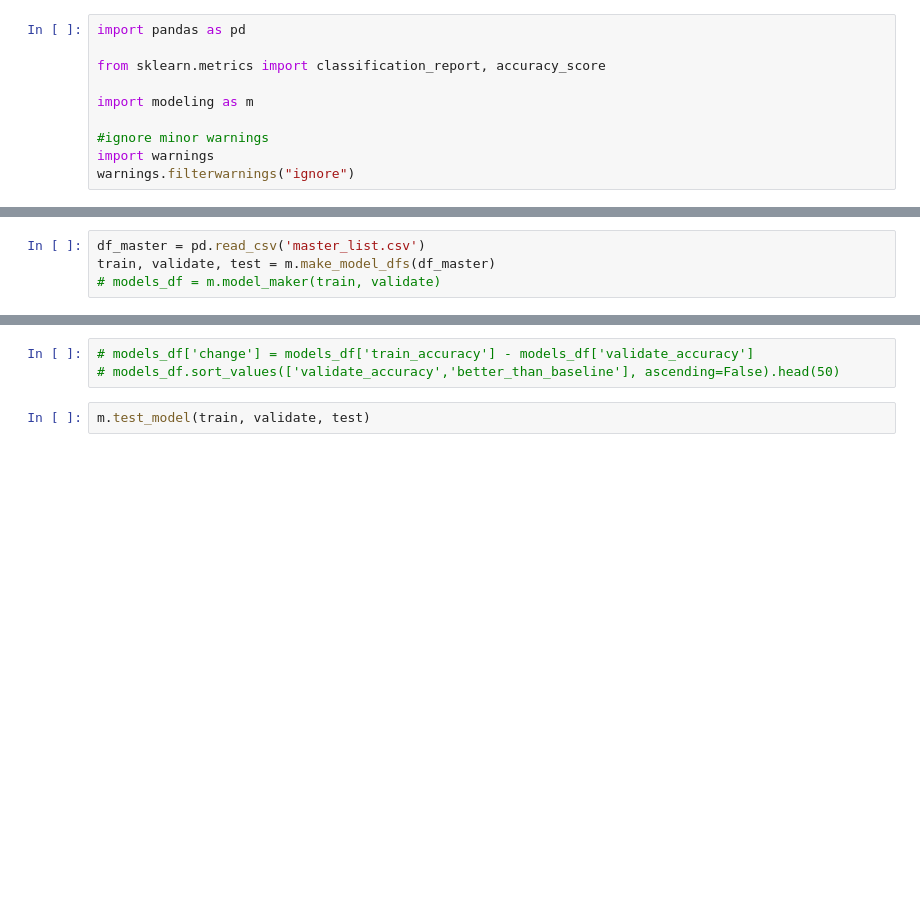
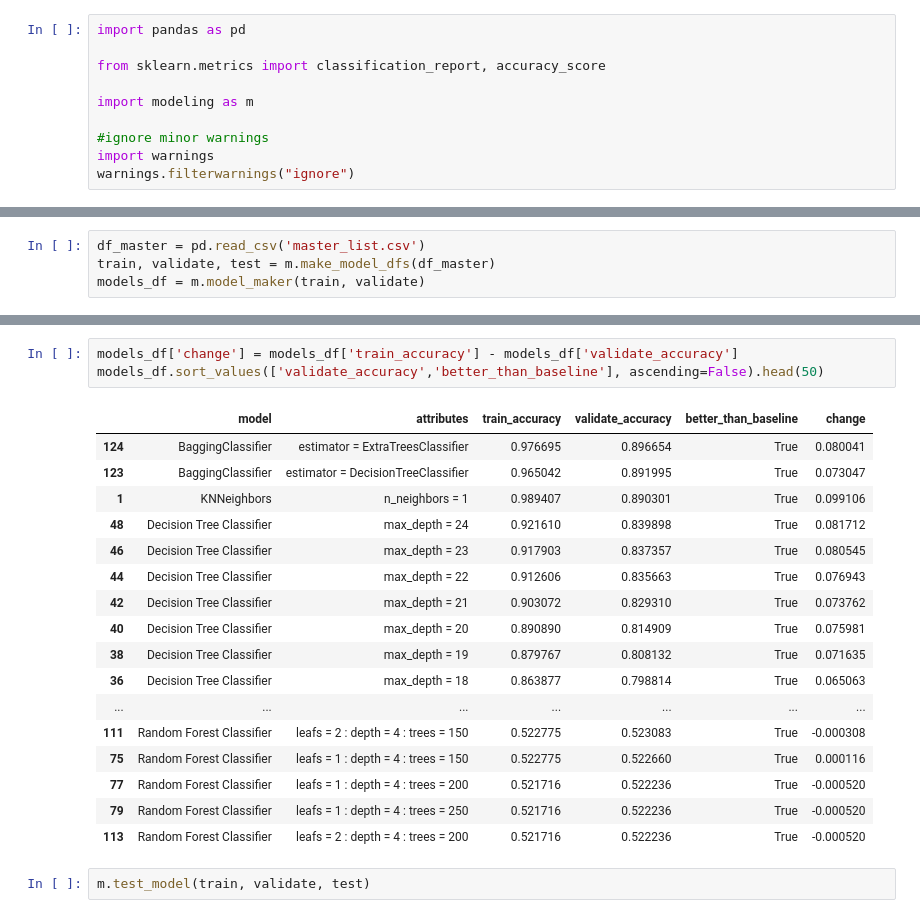
Before and after one commit to jemison-nlp-AnJeSt/github-NLP-project, a Jupyter notebook: fitzsimon_model_dev.ipynb, the cells around one changed output, grey strips where cells are left out. Cells and saved outputs as stored; diff of their text form; blank space fills up the shorter version.

Commit message:
model dev notebook

```diff
--- a/fitzsimon_model_dev.ipynb
+++ b/fitzsimon_model_dev.ipynb
@@ -20,4 +20,4 @@ warnings.filterwarnings("ignore")
 # %%
 df_master = pd.read_csv('master_list.csv')
 train, validate, test = m.make_model_dfs(df_master)
-# models_df = m.model_maker(train, validate)
+models_df = m.model_maker(train, validate)
@@ -26,6 +47,24 @@ train, validate, test = m.make_model_dfs(df_master)
 # %%
-# models_df['change'] = models_df['train_accuracy'] - models_df['validate_accuracy']
-# models_df.sort_values(['validate_accuracy','better_than_baseline'], ascending=False).head(50)
+models_df['change'] = models_df['train_accuracy'] - models_df['validate_accuracy']
+models_df.sort_values(['validate_accuracy','better_than_baseline'], ascending=False).head(50)
+# %% [output]
+|  | model | attributes | train_accuracy | validate_accuracy | better_than_baseline | change |
+| 124 | BaggingClassifier | estimator = ExtraTreesClassifier | 0.976695 | 0.896654 | True | 0.080041 |
+| 123 | BaggingClassifier | estimator = DecisionTreeClassifier | 0.965042 | 0.891995 | True | 0.073047 |
+| 1 | KNNeighbors | n_neighbors = 1 | 0.989407 | 0.890301 | True | 0.099106 |
+| 48 | Decision Tree Classifier | max_depth = 24 | 0.921610 | 0.839898 | True | 0.081712 |
+| 46 | Decision Tree Classifier | max_depth = 23 | 0.917903 | 0.837357 | True | 0.080545 |
+| 44 | Decision Tree Classifier | max_depth = 22 | 0.912606 | 0.835663 | True | 0.076943 |
+| 42 | Decision Tree Classifier | max_depth = 21 | 0.903072 | 0.829310 | True | 0.073762 |
+| 40 | Decision Tree Classifier | max_depth = 20 | 0.890890 | 0.814909 | True | 0.075981 |
+| 38 | Decision Tree Classifier | max_depth = 19 | 0.879767 | 0.808132 | True | 0.071635 |
+| 36 | Decision Tree Classifier | max_depth = 18 | 0.863877 | 0.798814 | True | 0.065063 |
+| ... | ... | ... | ... | ... | ... | ... |
+| 111 | Random Forest Classifier | leafs = 2 : depth = 4 : trees = 150 | 0.522775 | 0.523083 | True | -0.000308 |
+| 75 | Random Forest Classifier | leafs = 1 : depth = 4 : trees = 150 | 0.522775 | 0.522660 | True | 0.000116 |
+| 77 | Random Forest Classifier | leafs = 1 : depth = 4 : trees = 200 | 0.521716 | 0.522236 | True | -0.000520 |
+| 79 | Random Forest Classifier | leafs = 1 : depth = 4 : trees = 250 | 0.521716 | 0.522236 | True | -0.000520 |
+| 113 | Random Forest Classifier | leafs = 2 : depth = 4 : trees = 200 | 0.521716 | 0.522236 | True | -0.000520 |
 # %%
 m.test_model(train, validate, test)
 # %% [output]
```
Also changed, not shown: parts of 3 cells of this notebook.
